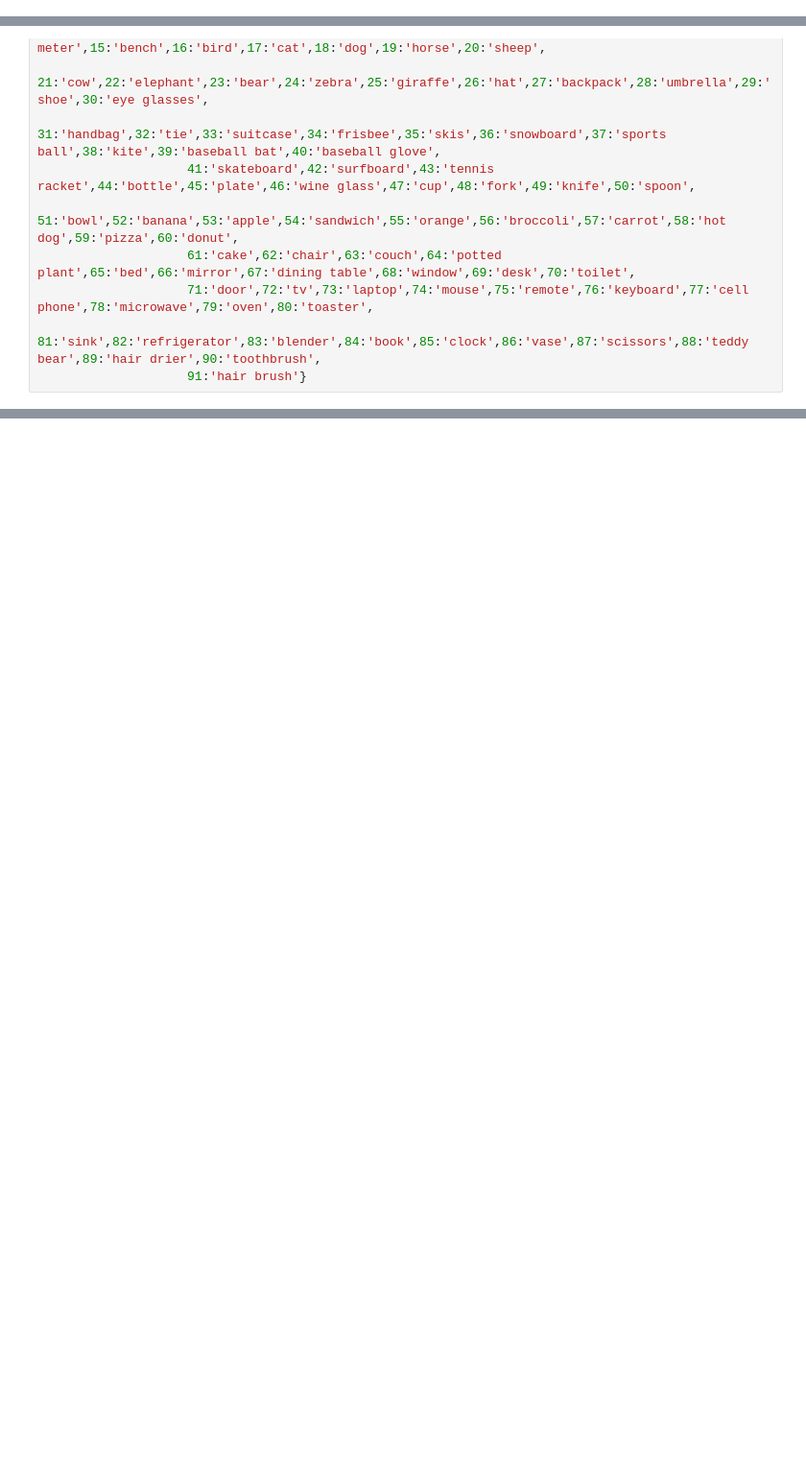
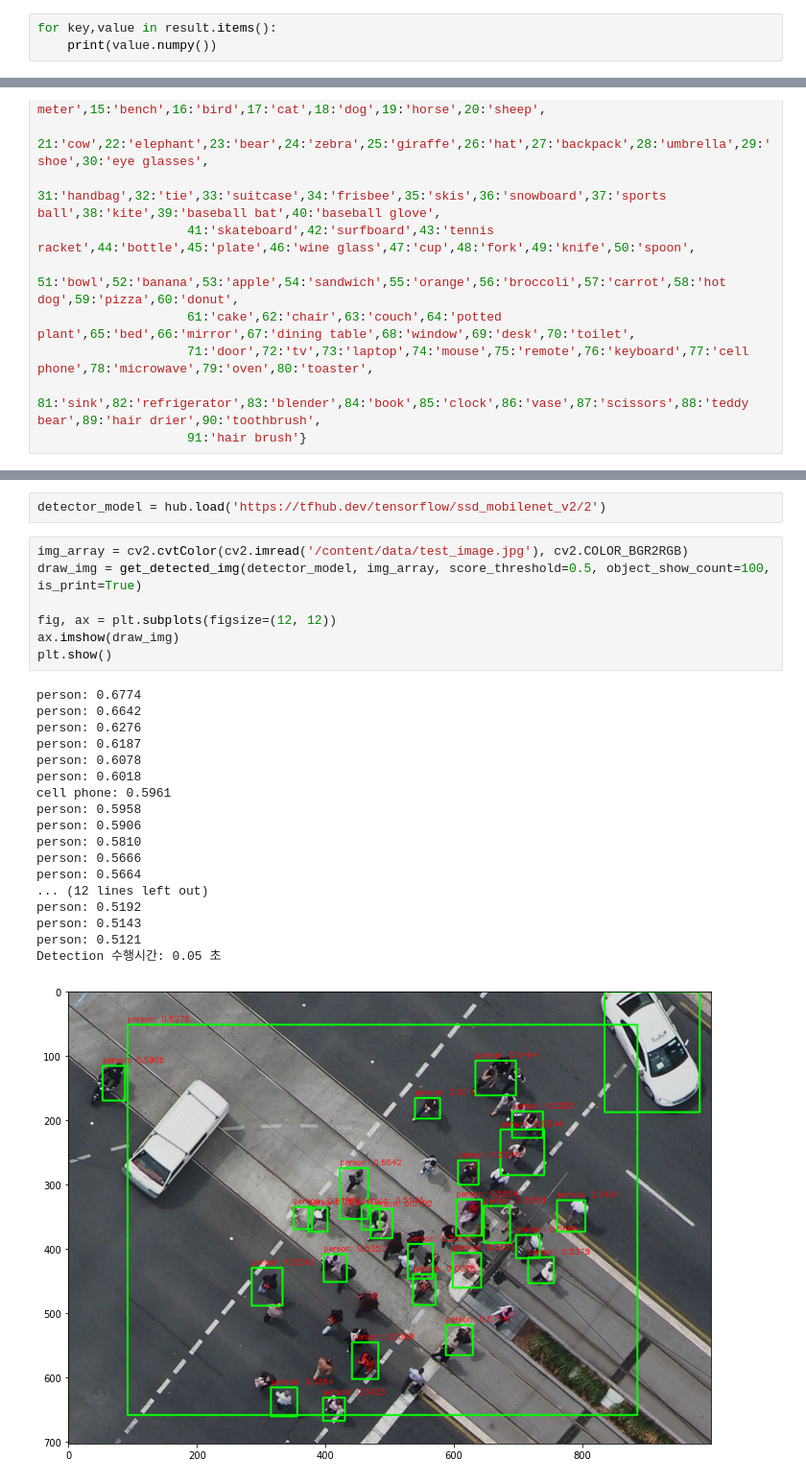
Before and after one commit to cswook96/Deep_Learning, a Jupyter notebook: Computer Vision/Object Detection/SSD/02.TF Hub_SSD_inference.ipynb, the cells around one changed output, grey strips where cells are left out. Shown at 96% size. Cells and saved outputs as stored; diff of their text form; blank space fills up the shorter version.

```diff
--- a/Computer Vision/Object Detection/SSD/02.TF Hub_SSD_inference.ipynb
+++ b/Computer Vision/Object Detection/SSD/02.TF Hub_SSD_inference.ipynb
@@ -160,3 +160,6 @@ tf.Tensor(
   [0.6413704  0.63751835 0.6931169  0.6786328 ]
   [0.45336422 0.3515744  0.4889079  0.37110463]
   [0.7146853  0.6781466  0.80328727 0.7322637 ]]], shape=(1, 100, 4), dtype=float32)
+# %%
+for key,value in result.items():
+    print(value.numpy())
@@ -176,0 +318,28 @@ labels_to_names = {1:'person',2:'bicycle',3:'car',4:'motorcycle',5:'airplane',6:
+# %%
+detector_model = hub.load('https://tfhub.dev/tensorflow/ssd_mobilenet_v2/2')
+# %%
+img_array = cv2.cvtColor(cv2.imread('/content/data/test_image.jpg'), cv2.COLOR_BGR2RGB)
+draw_img = get_detected_img(detector_model, img_array, score_threshold=0.5, object_show_count=100, is_print=True)
+
+fig, ax = plt.subplots(figsize=(12, 12))
+ax.imshow(draw_img)
+plt.show()
+# %% [output]
+person: 0.6774
+person: 0.6642
+person: 0.6276
+person: 0.6187
+person: 0.6078
+person: 0.6018
+cell phone: 0.5961
+person: 0.5958
+person: 0.5906
+person: 0.5810
+person: 0.5666
+person: 0.5664
+... (12 lines left out)
+person: 0.5192
+person: 0.5143
+person: 0.5121
+Detection 수행시간: 0.05 초
+[figure, added]
```
Also changed, not shown: parts of 12 cells of this notebook.
